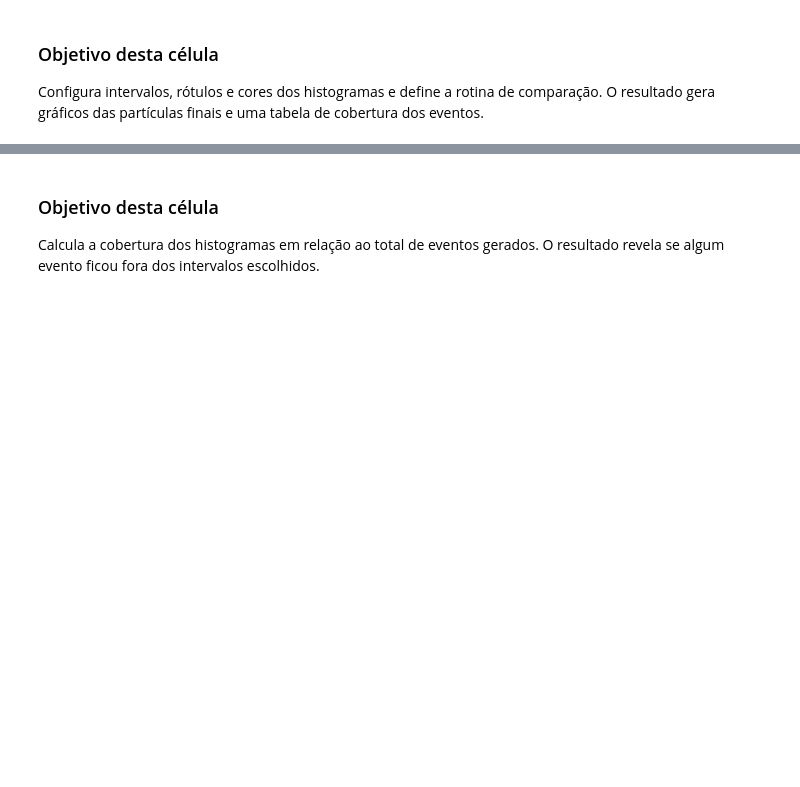
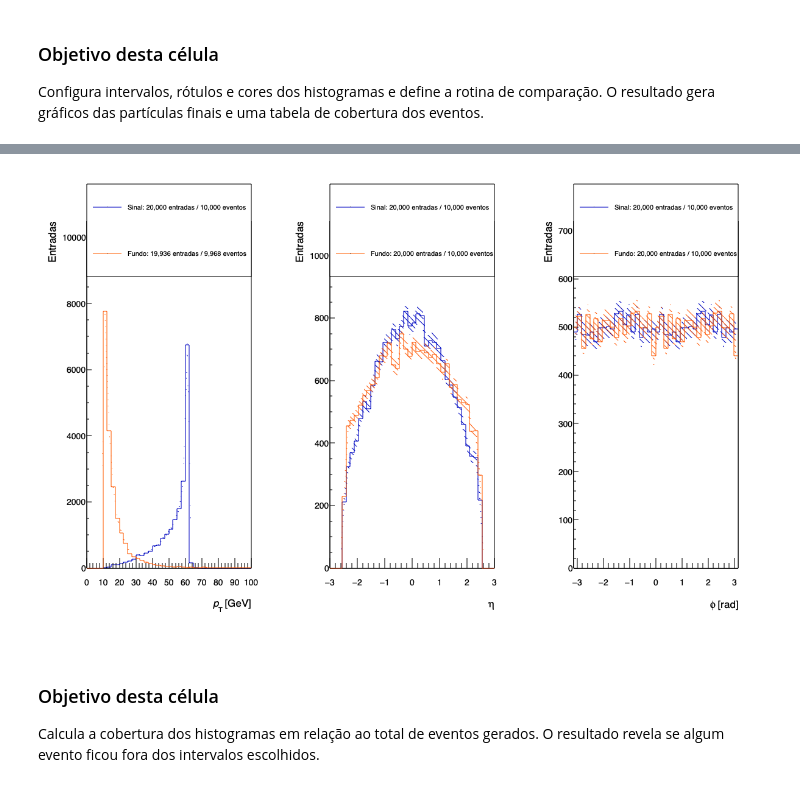
Before and after one commit to FIS01214/analise-swan, a Jupyter notebook: notebooks/analise-consolidada-dataframe-executado.ipynb, the cells around one changed output, grey strips where cells are left out. Saved outputs shown, nothing was run; the diff lists cells and outputs as text; code cells hidden in the pictures; blank space fills up the shorter version.

Commit message:
fix: exibir plots do notebook como png (#65)
Co-authored-by: Gustavo Gil da Silveira <104012736+gildasilveira@users.noreply.github.com>

```diff
--- a/notebooks/analise-consolidada-dataframe-executado.ipynb
+++ b/notebooks/analise-consolidada-dataframe-executado.ipynb
@@ -696,3 +673,15 @@ for caminho_svg in sorted(PASTA_GRAFICOS.glob("*_antes_cortes.svg")):
+# %%
+from IPython.display import Image, display
+
+def exibir_png(caminho):
+    """Incorpora o PNG gerado pelo ROOT no notebook."""
+    display(Image(filename=str(caminho), width=2400))
+
+
+for caminho_png in sorted(PASTA_GRAFICOS.glob("*_antes_cortes.png")):
+    exibir_png(caminho_png)
+# %% [output]
+[figure, added]
 # %% [markdown]
 ### Objetivo desta célula
 
```
Also changed, not shown: parts of 20 cells of this notebook, 2 other files.
